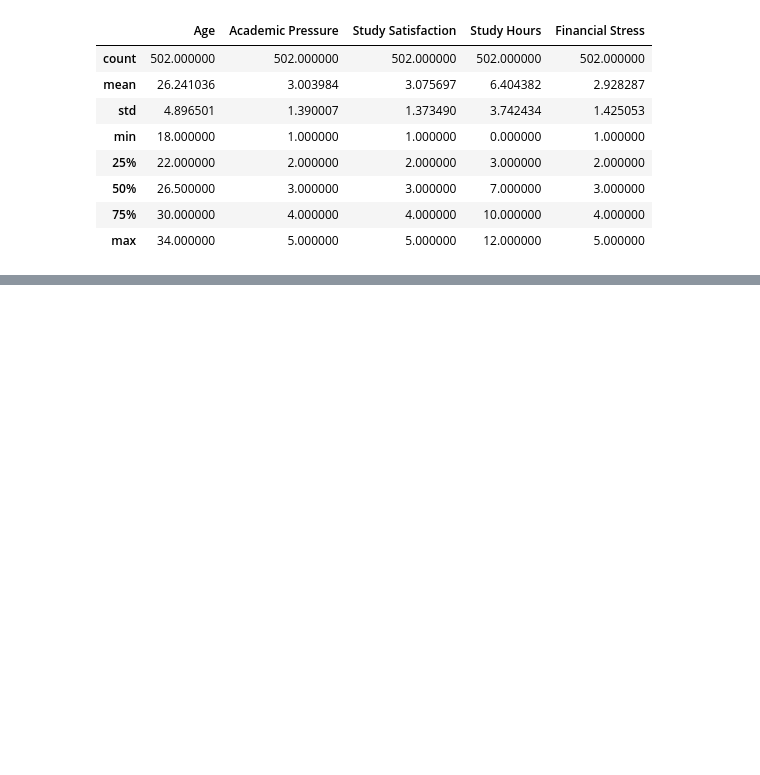
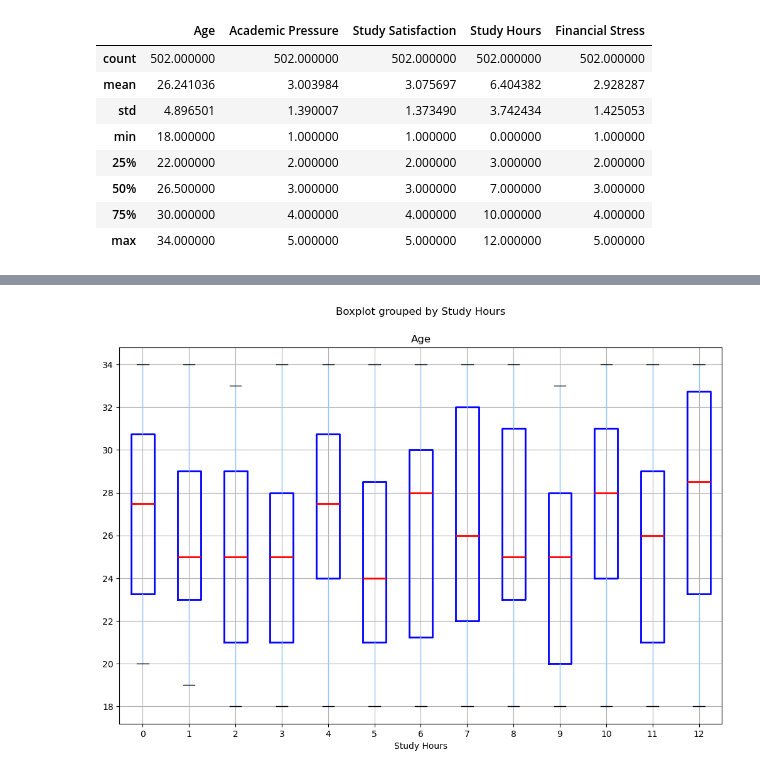
Before and after one commit to crissyro/kaggle_projects, a Jupyter notebook: notebooks/depression_student.ipynb, the cells around one changed output, grey strips where cells are left out. Saved outputs shown, nothing was run; the diff lists cells and outputs as text; code cells hidden in the pictures; blank space fills up the shorter version.

```diff
--- a/notebooks/depression_student.ipynb
+++ b/notebooks/depression_student.ipynb
@@ -81,0 +87,5 @@ sns.hist(df['Study Satisfaction'], );
+# %%
+df.boxplot(column='Age', by='Study Hours', figsize=(12,8), boxprops={'linewidth': 2, 'color': 'blue'},
+              medianprops={'linewidth': 2, 'color': 'red'});
+# %% [output]
+[figure, added]
```
Also changed, not shown: parts of 8 cells of this notebook.
